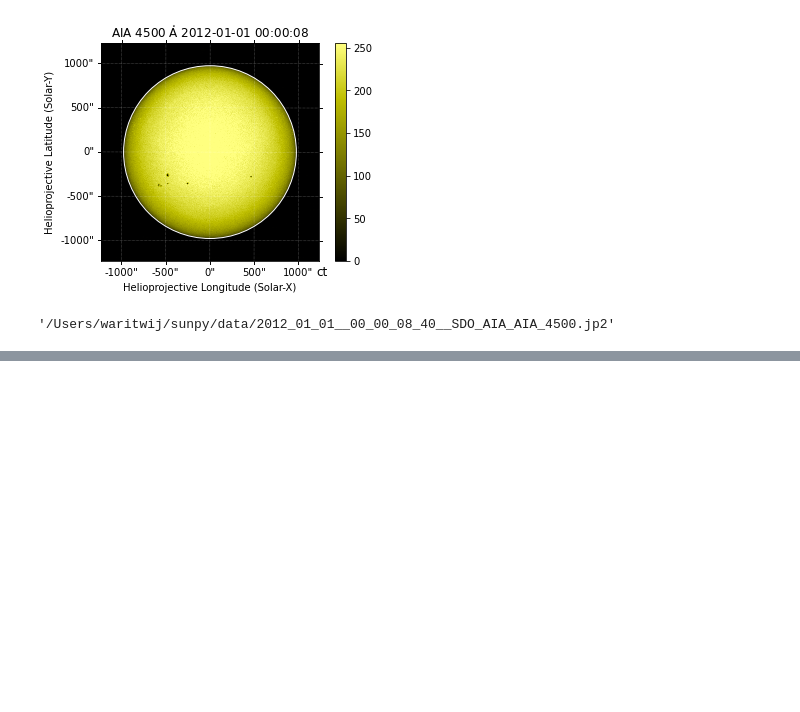
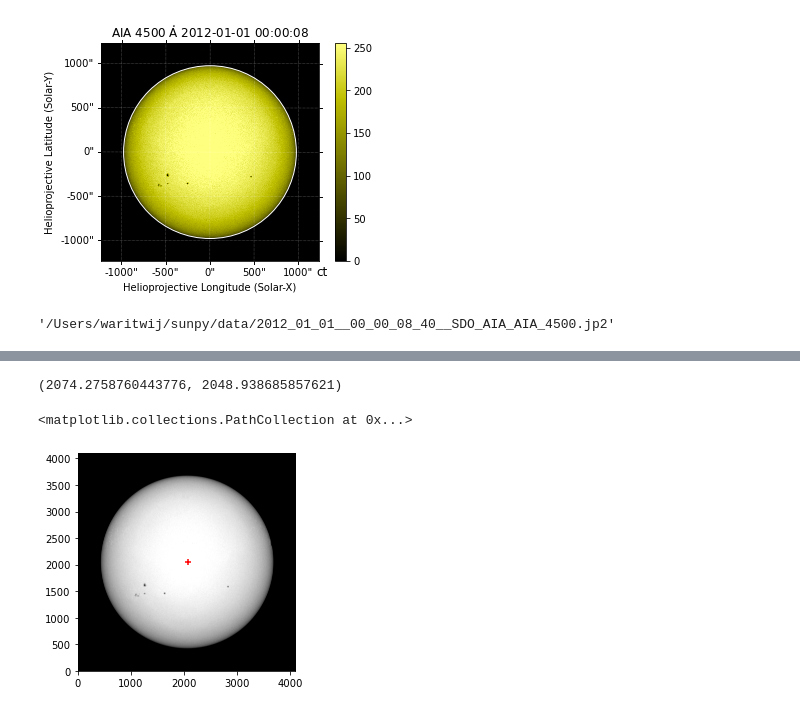
Before and after one commit to vanv1iet/astro_jitter, a Jupyter notebook: astro_jitter.ipynb, the cells around one changed output, grey strips where cells are left out. Cells and saved outputs as stored; diff of their text form; code cells hidden in the pictures; blank space fills up the shorter version.

```diff
--- a/astro_jitter.ipynb
+++ b/astro_jitter.ipynb
@@ -100,0 +91,11 @@ plt.scatter(com[0], com[1], s = 1, color = 'r', marker = '+')
+# %%
+com = ndimage.measurements.center_of_mass(a)
+com
+# %% [output]
+(2074.2758760443776, 2048.938685857621)
+# %%
+plt.imshow(a, origin = 'lower', cmap = 'gray', vmin = 0, vmax = 255)
+plt.scatter(com[0], com[1], color = 'r', marker = '+')
+# %% [output]
+<matplotlib.collections.PathCollection at 0x...>
+[figure, added]
```
Also changed, not shown: parts of 4 cells of this notebook.
